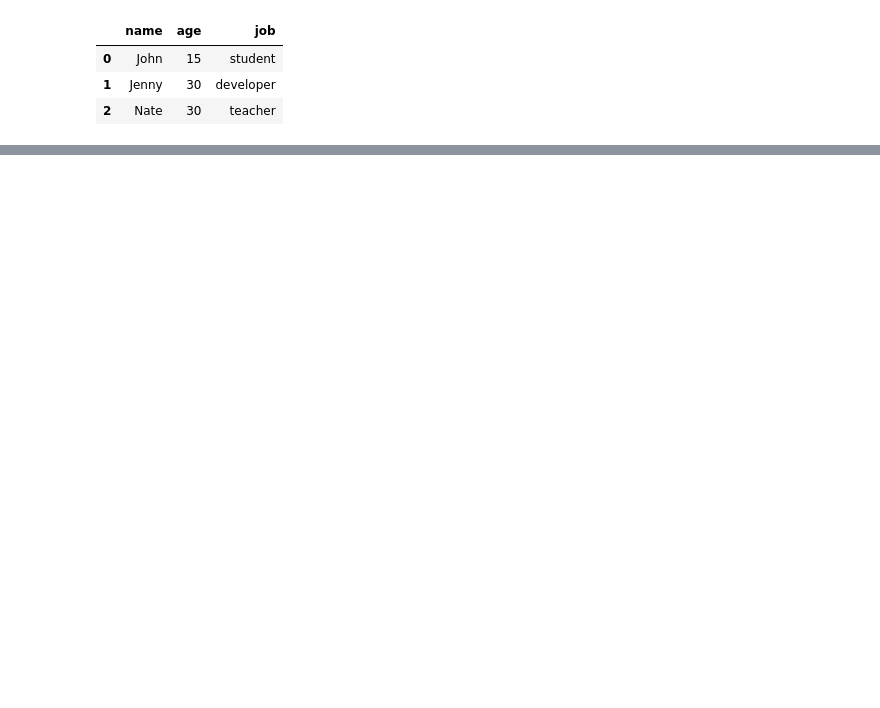
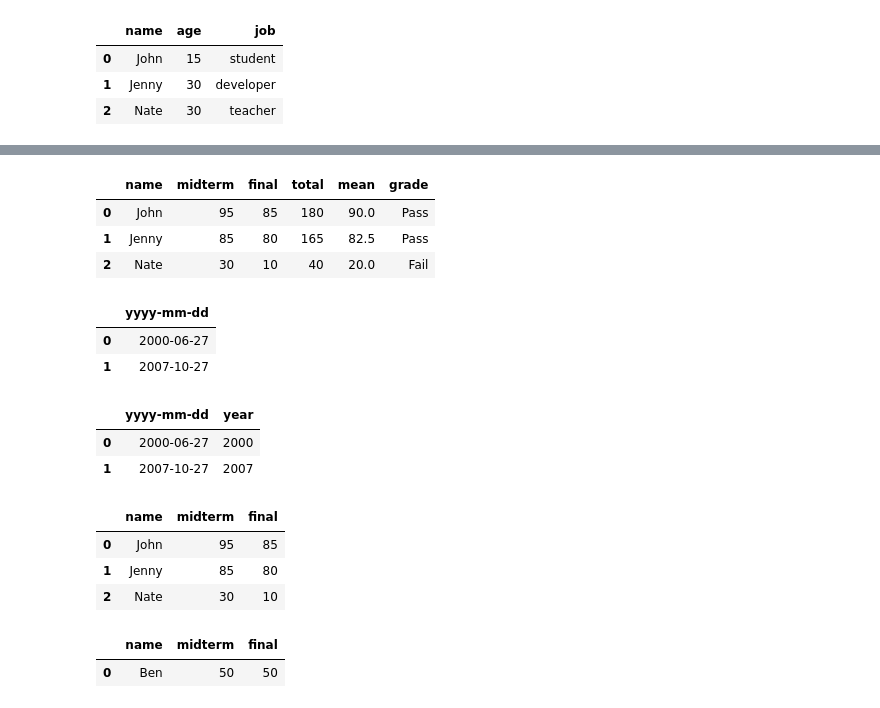
Before and after one commit to 2017130744/pandas, a Jupyter notebook: 07 update data.ipynb, the cells around one changed output, grey strips where cells are left out. Cells and saved outputs as stored; diff of their text form; code cells hidden in the pictures; blank space fills up the shorter version.

```diff
--- a/07 update data.ipynb
+++ b/07 update data.ipynb
@@ -18,0 +93,67 @@ df
+# %%
+## 학점에 따라 p/f 부여하기
+
+def pass_or_fail(row):
+  if row != 'F':
+    return "Pass"
+  else:
+    return "Fail"
+
+#apply함수: 각 row마다 함수 인자에 해당하는 함수를 실행.
+df.grade = df.grade.apply(pass_or_fail)
+df
+# %% [output]
+|  | name | midterm | final | total | mean | grade |
+| 0 | John | 95 | 85 | 180 | 90.0 | Pass |
+| 1 | Jenny | 85 | 80 | 165 | 82.5 | Pass |
+| 2 | Nate | 30 | 10 | 40 | 20.0 | Fail |
+# %%
+date_list = [
+             {
+                 'yyyy-mm-dd': '2000-06-27'
+             },
+             {
+                 'yyyy-mm-dd': '2007-10-27'
+             }
+]
+
+df = pd.DataFrame(date_list, columns = ['yyyy-mm-dd'])
+df
+# %% [output]
+|  | yyyy-mm-dd |
+| 0 | 2000-06-27 |
+| 1 | 2007-10-27 |
+# %%
+## 연도만 빼기.
+
+def extract_year(row):
+  return row.split('-')[0]
+
+df['year'] = df['yyyy-mm-dd'].apply(extract_year)
+df
+# %% [output]
+|  | yyyy-mm-dd | year |
+| 0 | 2000-06-27 | 2000 |
+| 1 | 2007-10-27 | 2007 |
+# %%
+friend_dict_list = [
+                    {'name': 'John', 'midterm': 95, 'final': 85},
+                    {'name': 'Jenny', 'midterm': 85, 'final': 80},
+                    {'name': 'Nate', 'midterm': 30, 'final': 10}
+]
+
+df = pd.DataFrame(friend_dict_list, columns = ['name', 'midterm', 'final'])
+df
+# %% [output]
+|  | name | midterm | final |
+| 0 | John | 95 | 85 |
+| 1 | Jenny | 85 | 80 |
+| 2 | Nate | 30 | 10 |
+# %%
+#새로운 사람 추가하기
+
+df2 = pd.DataFrame([['Ben', 50, 50]], columns = ['name', 'midterm', 'final'])
+df2
+# %% [output]
+|  | name | midterm | final |
+| 0 | Ben | 50 | 50 |
```
Also changed, not shown: parts of 7 cells of this notebook.
